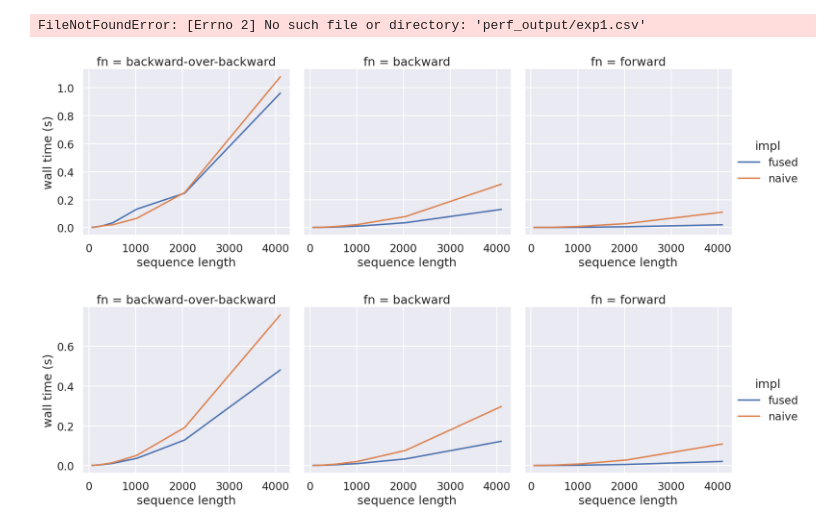
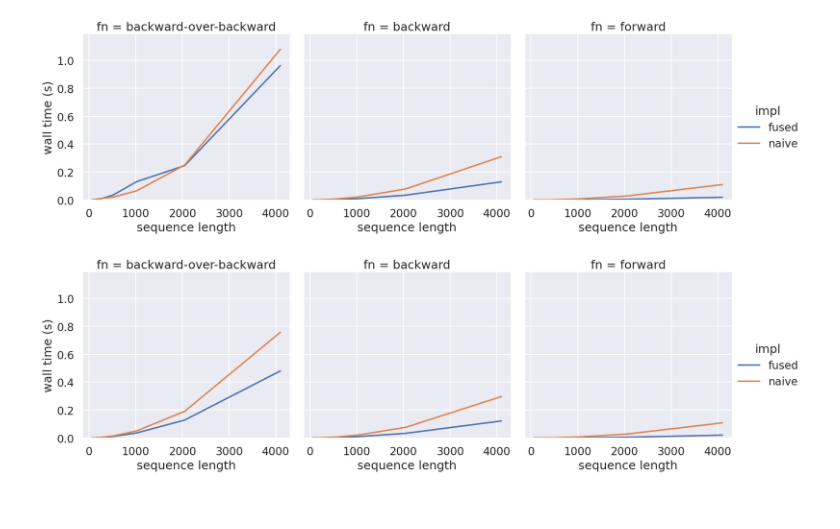
Before and after one commit to 21chenb/flashback, a Jupyter notebook: plots/plots.ipynb, the cells around one changed output. Saved outputs shown, nothing was run; the diff lists cells and outputs as text; code cells hidden in the pictures.

Commit message:
added to plots

```diff
--- a/plots/plots.ipynb
+++ b/plots/plots.ipynb
@@ -4,36 +4,26 @@ import pandas as pd
 import seaborn as sns
 from pathlib import Path
 # %%
-out_dired = Path('perf_output/')
-df = pd.read_csv(out_dired / 'exp1.csv')
+sns.set()
+out_dired = Path('../perf_output/')
+df = pd.read_csv(out_dired / 'exp2.csv')
 df = df.loc[:, ~df.columns.str.contains('^Unnamed')]
-df = df.rename(columns={'walltime': 'walltime (s)', 'd': 'd (head dim)'}, inplace=False)
+df = df.rename(columns={'walltime': 'wall time (s)', 'r': 'sequence length', 'order': 'fn'}, inplace=False)
 df['impl'] = df['naive'].map(lambda x: 'naive' if x else 'fused')
+df['fn'] = df['fn'].map({0: 'forward', 1: 'backward', 2: 'backward-over-backward'}.__getitem__)
 
-sns.set()
-sns.relplot(data=df, x='d (head dim)', y='walltime (s)', hue='impl', col='order', row='attn_type', kind='line')
+sns.set_context('talk')
+max_time = df['wall time (s)'].max()
+# plt.title('Performance Comparison')
+import matplotlib.pyplot as plt
+for attn_type in df['attn_type'].unique():
+        # keep a constant max time for all plots
+        sns.relplot(data=df[(df['attn_type'] == attn_type)], col='fn', x='sequence length', y='wall time (s)', hue='impl', kind='line')
+        plt.ylim(0, max_time * 1.1)
+        # save as svg
+        plt.savefig(f'exp2_{attn_type}.svg')
+        plt.show()
+# sns.relplot(data=df, x='sequence length', y='walltime (s)', hue='impl', col='order', row='attn_type', kind='line')
 # %% [output]
-FileNotFoundError: [Errno 2] No such file or directory: 'perf_output/exp1.csv'
+[figure, added]
+[figure, added]
-# %%
-sns.set()
-out_dired = Path('../perf_output/')
-df = pd.read_csv(out_dired / 'exp2.csv')
-df = df.loc[:, ~df.columns.str.contains('^Unnamed')]
-df = df.rename(columns={'walltime': 'wall time (s)', 'r': 'sequence length', 'order': 'fn'}, inplace=False)
-df['impl'] = df['naive'].map(lambda x: 'naive' if x else 'fused')
-df['fn'] = df['fn'].map({0: 'forward', 1: 'backward', 2: 'backward-over-backward'}.__getitem__)
-
-sns.set_context('talk')
-max_time = df['wall time (s)'].max()
-# plt.title('Performance Comparison')
-import matplotlib.pyplot as plt
-for attn_type in df['attn_type'].unique():
-        # keep a constant max time for all plots
-        sns.relplot(data=df[(df['attn_type'] == attn_type)], col='fn', x='sequence length', y='wall time (s)', hue='impl', kind='line', height=5, aspect=1.5)
-        # save as svg
-        plt.savefig(f'exp2_{attn_type}.svg')
-        plt.show()
-# sns.relplot(data=df, x='sequence length', y='walltime (s)', hue='impl', col='order', row='attn_type', kind='line')
-# %% [output]
-[figure, removed]
-[figure, removed]
```
